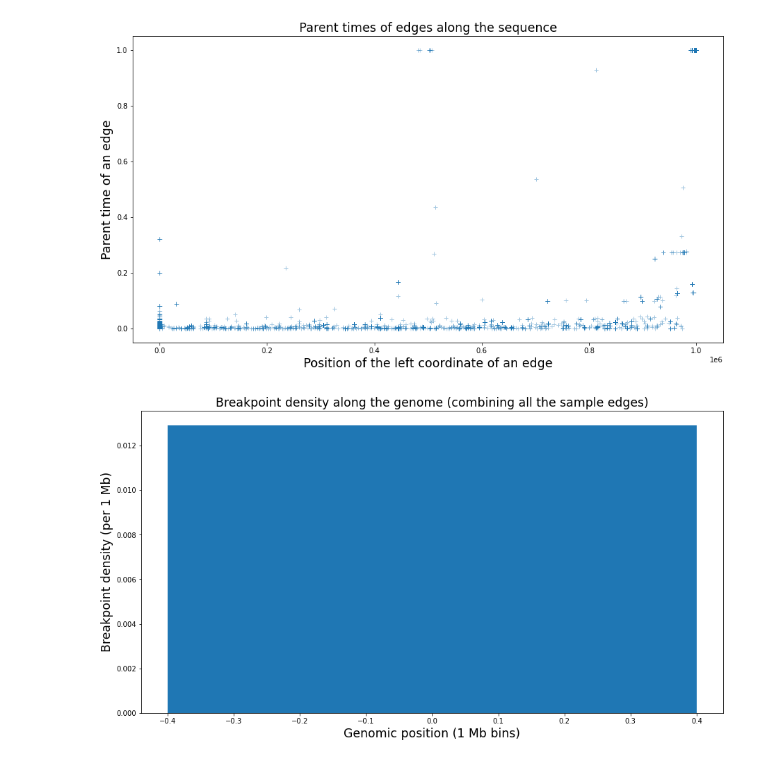
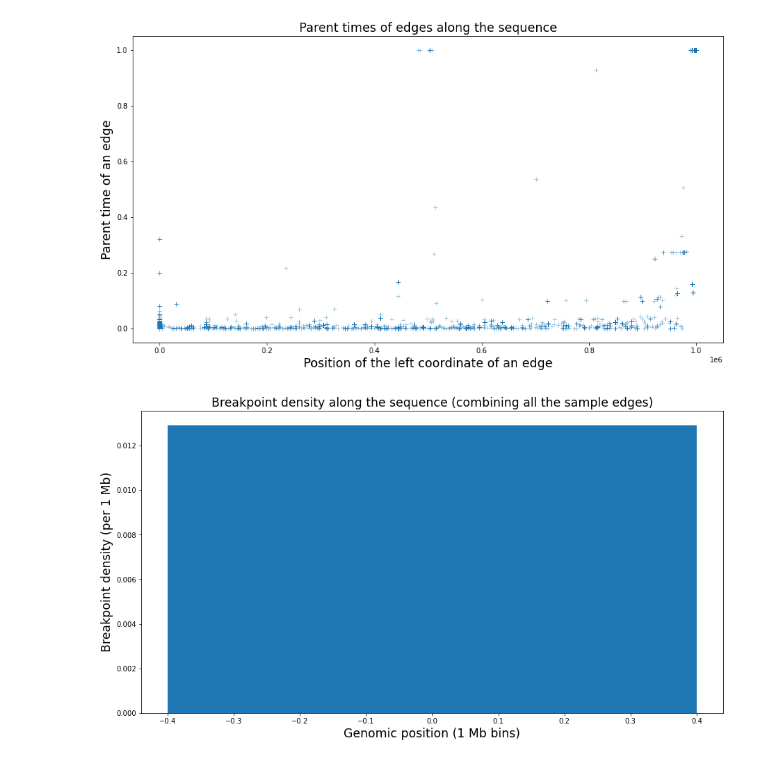
Before and after one commit to szhan/tsimpute, a Jupyter notebook: notebooks/inspect_ts.ipynb, the cells around one changed output. Cells and saved outputs as stored; diff of their text form; code cells hidden in the pictures.

```diff
--- a/notebooks/inspect_ts.ipynb
+++ b/notebooks/inspect_ts.ipynb
@@ -346,13 +346,13 @@ for i in np.arange(num_bins):
     bkpt_binned_counts[i] = np.sum(is_left & is_right) / 1e6    # No need to normalize
 # %%
 plt.figure(figsize=(15, 8,))
-plt.title("Breakpoint density along the genome (combining all the sample edges)", fontsize="xx-large")
+plt.title("Breakpoint density along the sequence (combining all the sample edges)", fontsize="xx-large")
 plt.ylabel("Breakpoint density (per 1 Mb)", fontsize="xx-large")
 plt.xlabel("Genomic position (1 Mb bins)", fontsize="xx-large")
 plt.bar(
     np.arange(num_bins),
     bkpt_binned_counts,
 );
 plt.show()
 # %% [output]
-[figure, old version]
+[figure, new version]
```
